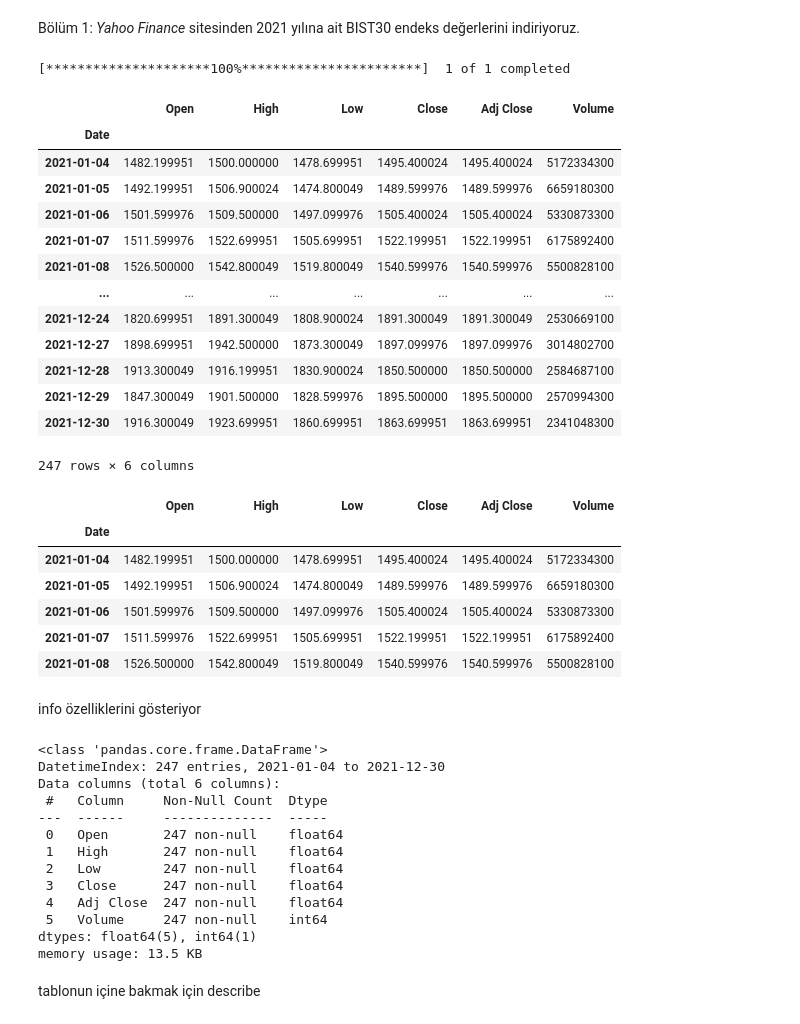
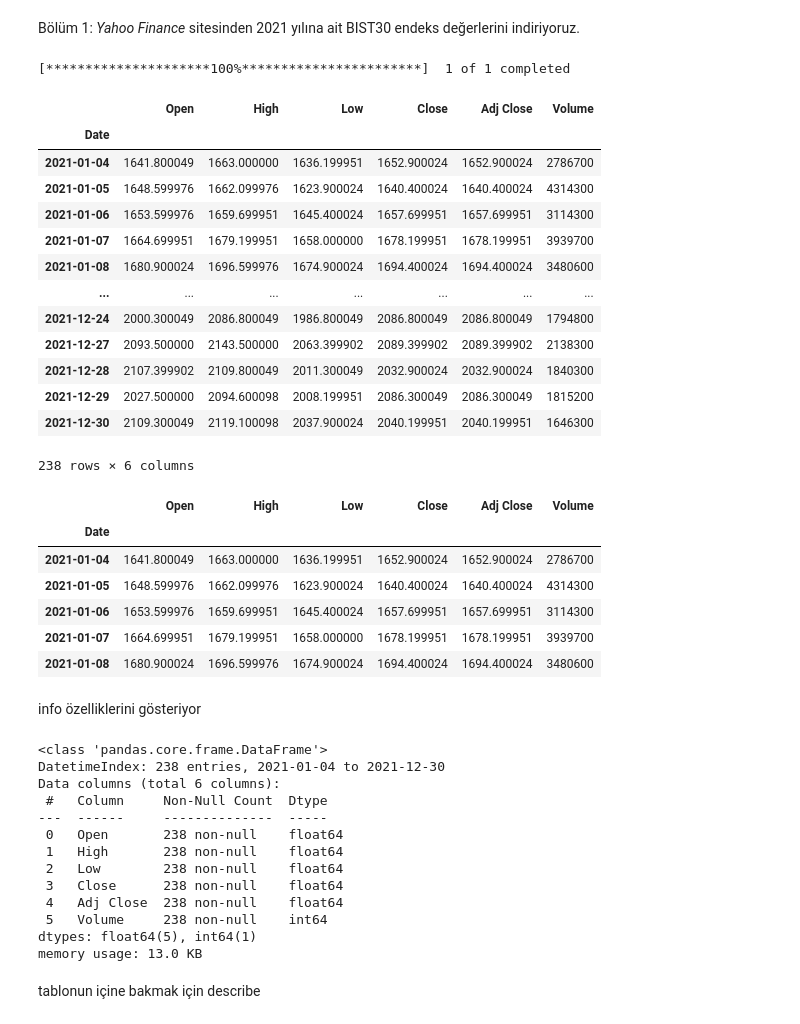
Before and after one commit to yagmurmutlu/GMKA_yagmur_mutlu, a Jupyter notebook: Odev2_Python_Veri_Analizi_Egitimi__yagmur_mutlu_.ipynb, the cells around one changed output. Drawn from its saved outputs; the diff is of its cells as text; code cells hidden in the pictures.

```diff
--- a/Odev2_Python_Veri_Analizi_Egitimi__yagmur_mutlu_.ipynb
+++ b/Odev2_Python_Veri_Analizi_Egitimi__yagmur_mutlu_.ipynb
@@ -31,52 +31,52 @@ import plotly.express as px
  Bölüm 1:
  <i> Yahoo Finance</i> sitesinden 2021 yılına ait BIST30 endeks değerlerini indiriyoruz.
 # %%
-B30 = yf.download('XU100.IS',start='2021-01-01',end='2021-12-31')
+B30 = yf.download('XU030.IS',start='2021-01-01',end='2021-12-31')
 B30
 # %% [output]
 [*********************100%***********************]  1 of 1 completed
 |  | Open | High | Low | Close | Adj Close | Volume |
 | Date |  |  |  |  |  |  |
-| 2021-01-04 | 1482.199951 | 1500.000000 | 1478.699951 | 1495.400024 | 1495.400024 | 5172334300 |
-| 2021-01-05 | 1492.199951 | 1506.900024 | 1474.800049 | 1489.599976 | 1489.599976 | 6659180300 |
-| 2021-01-06 | 1501.599976 | 1509.500000 | 1497.099976 | 1505.400024 | 1505.400024 | 5330873300 |
-| 2021-01-07 | 1511.599976 | 1522.699951 | 1505.699951 | 1522.199951 | 1522.199951 | 6175892400 |
-| 2021-01-08 | 1526.500000 | 1542.800049 | 1519.800049 | 1540.599976 | 1540.599976 | 5500828100 |
+| 2021-01-04 | 1641.800049 | 1663.000000 | 1636.199951 | 1652.900024 | 1652.900024 | 2786700 |
+| 2021-01-05 | 1648.599976 | 1662.099976 | 1623.900024 | 1640.400024 | 1640.400024 | 4314300 |
+| 2021-01-06 | 1653.599976 | 1659.699951 | 1645.400024 | 1657.699951 | 1657.699951 | 3114300 |
+| 2021-01-07 | 1664.699951 | 1679.199951 | 1658.000000 | 1678.199951 | 1678.199951 | 3939700 |
+| 2021-01-08 | 1680.900024 | 1696.599976 | 1674.900024 | 1694.400024 | 1694.400024 | 3480600 |
 | ... | ... | ... | ... | ... | ... | ... |
-| 2021-12-24 | 1820.699951 | 1891.300049 | 1808.900024 | 1891.300049 | 1891.300049 | 2530669100 |
-| 2021-12-27 | 1898.699951 | 1942.500000 | 1873.300049 | 1897.099976 | 1897.099976 | 3014802700 |
-| 2021-12-28 | 1913.300049 | 1916.199951 | 1830.900024 | 1850.500000 | 1850.500000 | 2584687100 |
-| 2021-12-29 | 1847.300049 | 1901.500000 | 1828.599976 | 1895.500000 | 1895.500000 | 2570994300 |
-| 2021-12-30 | 1916.300049 | 1923.699951 | 1860.699951 | 1863.699951 | 1863.699951 | 2341048300 |
+| 2021-12-24 | 2000.300049 | 2086.800049 | 1986.800049 | 2086.800049 | 2086.800049 | 1794800 |
+| 2021-12-27 | 2093.500000 | 2143.500000 | 2063.399902 | 2089.399902 | 2089.399902 | 2138300 |
+| 2021-12-28 | 2107.399902 | 2109.800049 | 2011.300049 | 2032.900024 | 2032.900024 | 1840300 |
+| 2021-12-29 | 2027.500000 | 2094.600098 | 2008.199951 | 2086.300049 | 2086.300049 | 1815200 |
+| 2021-12-30 | 2109.300049 | 2119.100098 | 2037.900024 | 2040.199951 | 2040.199951 | 1646300 |
-247 rows × 6 columns
+238 rows × 6 columns
 # %%
 B30.head()
 # %% [output]
 |  | Open | High | Low | Close | Adj Close | Volume |
 | Date |  |  |  |  |  |  |
-| 2021-01-04 | 1482.199951 | 1500.000000 | 1478.699951 | 1495.400024 | 1495.400024 | 5172334300 |
-| 2021-01-05 | 1492.199951 | 1506.900024 | 1474.800049 | 1489.599976 | 1489.599976 | 6659180300 |
-| 2021-01-06 | 1501.599976 | 1509.500000 | 1497.099976 | 1505.400024 | 1505.400024 | 5330873300 |
-| 2021-01-07 | 1511.599976 | 1522.699951 | 1505.699951 | 1522.199951 | 1522.199951 | 6175892400 |
-| 2021-01-08 | 1526.500000 | 1542.800049 | 1519.800049 | 1540.599976 | 1540.599976 | 5500828100 |
+| 2021-01-04 | 1641.800049 | 1663.000000 | 1636.199951 | 1652.900024 | 1652.900024 | 2786700 |
+| 2021-01-05 | 1648.599976 | 1662.099976 | 1623.900024 | 1640.400024 | 1640.400024 | 4314300 |
+| 2021-01-06 | 1653.599976 | 1659.699951 | 1645.400024 | 1657.699951 | 1657.699951 | 3114300 |
+| 2021-01-07 | 1664.699951 | 1679.199951 | 1658.000000 | 1678.199951 | 1678.199951 | 3939700 |
+| 2021-01-08 | 1680.900024 | 1696.599976 | 1674.900024 | 1694.400024 | 1694.400024 | 3480600 |
 # %% [markdown]
 info özelliklerini gösteriyor
 # %%
 B30.info()
 # %% [output]
 <class 'pandas.core.frame.DataFrame'>
-DatetimeIndex: 247 entries, 2021-01-04 to 2021-12-30
+DatetimeIndex: 238 entries, 2021-01-04 to 2021-12-30
 Data columns (total 6 columns):
  #   Column     Non-Null Count  Dtype
 ---  ------     --------------  -----
- 0   Open       247 non-null    float64
- 1   High       247 non-null    float64
- 2   Low        247 non-null    float64
- 3   Close      247 non-null    float64
- 4   Adj Close  247 non-null    float64
- 5   Volume     247 non-null    int64
+ 0   Open       238 non-null    float64
+ 1   High       238 non-null    float64
+ 2   Low        238 non-null    float64
+ 3   Close      238 non-null    float64
+ 4   Adj Close  238 non-null    float64
+ 5   Volume     238 non-null    int64
 dtypes: float64(5), int64(1)
-memory usage: 13.5 KB
+memory usage: 13.0 KB
 # %% [markdown]
 tablonun içine bakmak için describe
 # %%
```
Also changed, not shown: parts of 10 cells of this notebook.
